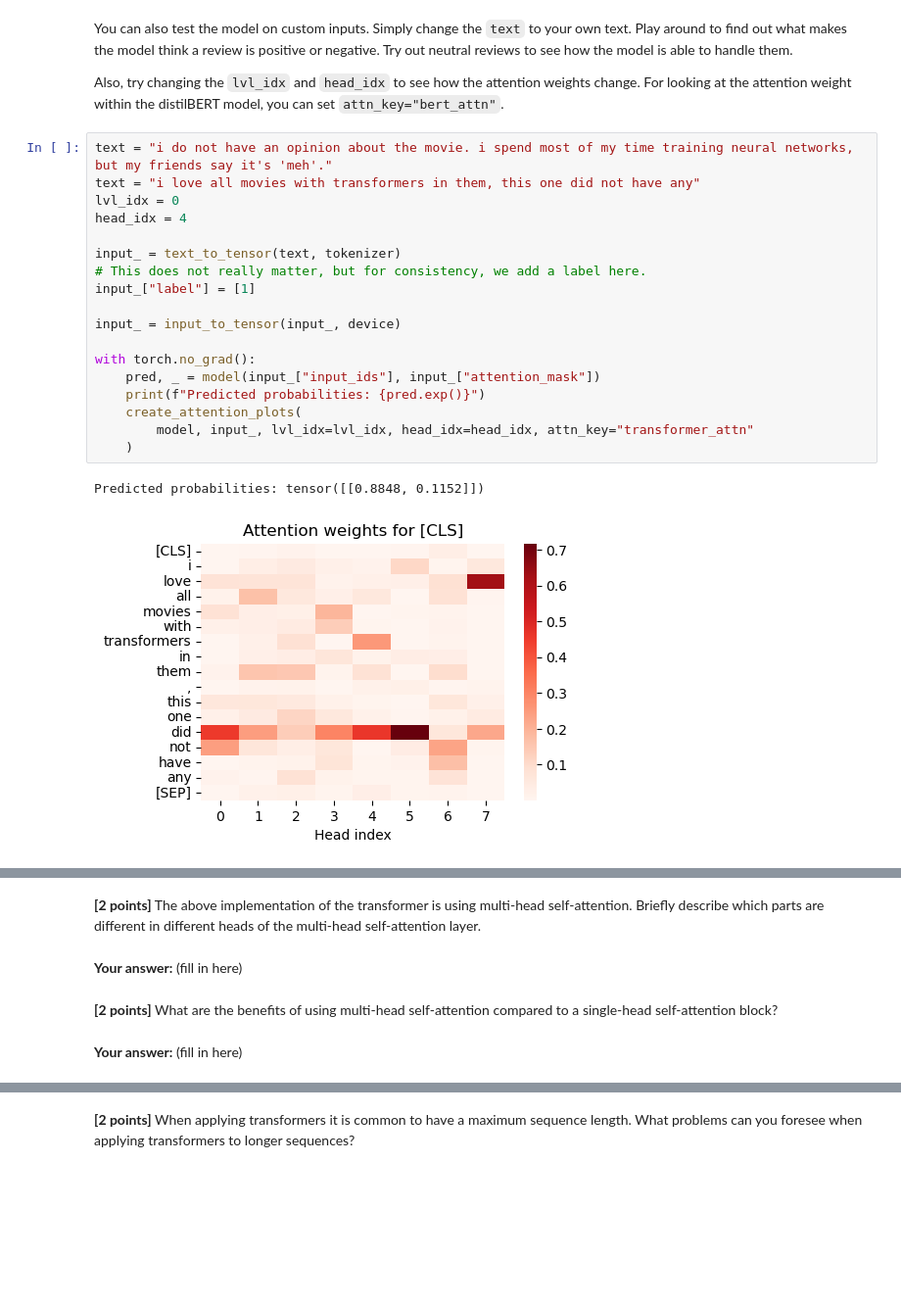
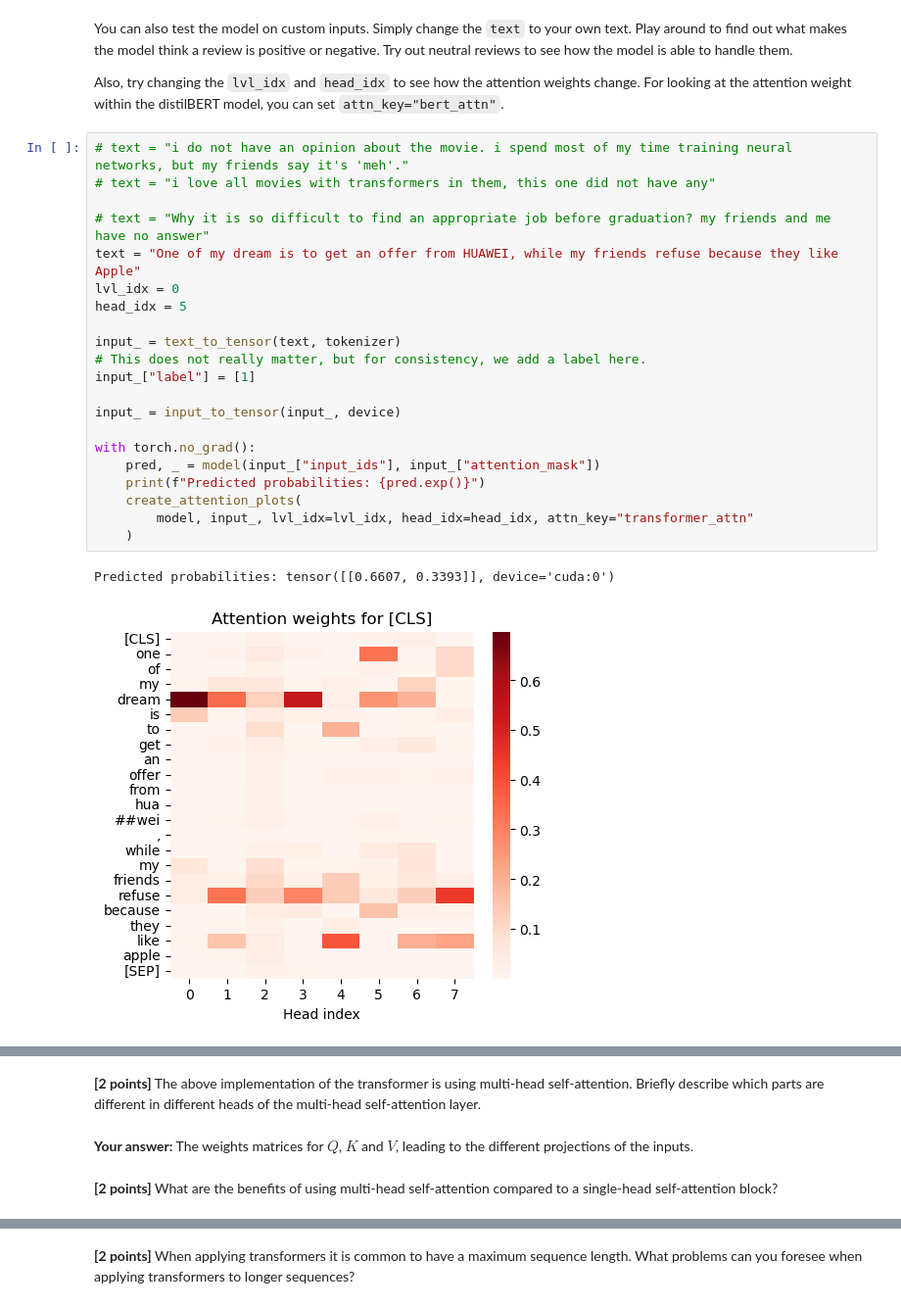
Before and after one commit to jingzhang00/deep-machine-learning, a Jupyter notebook: home-assignments/HA2/HA2-Part2.ipynb, the cells around one changed output, grey strips where cells are left out. Shown at 98% size. Cells and saved outputs as stored; diff of their text form; blank space fills up the shorter version.

```diff
--- a/home-assignments/HA2/HA2-Part2.ipynb
+++ b/home-assignments/HA2/HA2-Part2.ipynb
@@ -1042,23 +1045,26 @@ You can also test the model on custom inputs. Simply change the `text` to your o
 
 Also, try changing the `lvl_idx` and `head_idx` to see how the attention weights change. For looking at the attention weight within the distilBERT model, you can set `attn_key="bert_attn"`.
 # %%
-text = "i do not have an opinion about the movie. i spend most of my time training neural networks, but my friends say it's 'meh'."
-text = "i love all movies with transformers in them, this one did not have any"
+# text = "i do not have an opinion about the movie. i spend most of my time training neural networks, but my friends say it's 'meh'."
+# text = "i love all movies with transformers in them, this one did not have any"
+
+# text = "Why it is so difficult to find an appropriate job before graduation? my friends and me have no answer"
+text = "One of my dream is to get an offer from HUAWEI, while my friends refuse because they like Apple"
 lvl_idx = 0
-head_idx = 4
+head_idx = 5
 
 input_ = text_to_tensor(text, tokenizer)
 # This does not really matter, but for consistency, we add a label here.
 input_["label"] = [1]
 
 input_ = input_to_tensor(input_, device)
 
 with torch.no_grad():
     pred, _ = model(input_["input_ids"], input_["attention_mask"])
     print(f"Predicted probabilities: {pred.exp()}")
     create_attention_plots(
         model, input_, lvl_idx=lvl_idx, head_idx=head_idx, attn_key="transformer_attn"
     )
 # %% [output]
-Predicted probabilities: tensor([[0.8848, 0.1152]])
+Predicted probabilities: tensor([[0.6607, 0.3393]], device='cuda:0')
-[figure, old version]
+[figure, new version]
@@ -1066,8 +1072,7 @@ Predicted probabilities: tensor([[0.8848, 0.1152]])
 # %% [markdown]
 **[2 points]** The above implementation of the transformer is using multi-head self-attention. Briefly describe which parts are different in different heads of the multi-head self-attention layer.
-# %% [markdown]
-**Your answer:** (fill in here)
+# %% [markdown]
+**Your answer:**
+The weights matrices for $Q$, $K$ and $V$, leading to the different projections of the inputs.
 # %% [markdown]
 **[2 points]** What are the benefits of using multi-head self-attention compared to a single-head self-attention block?
-# %% [markdown]
-**Your answer:** (fill in here)
```
Also changed, not shown: parts of 18 cells of this notebook.
